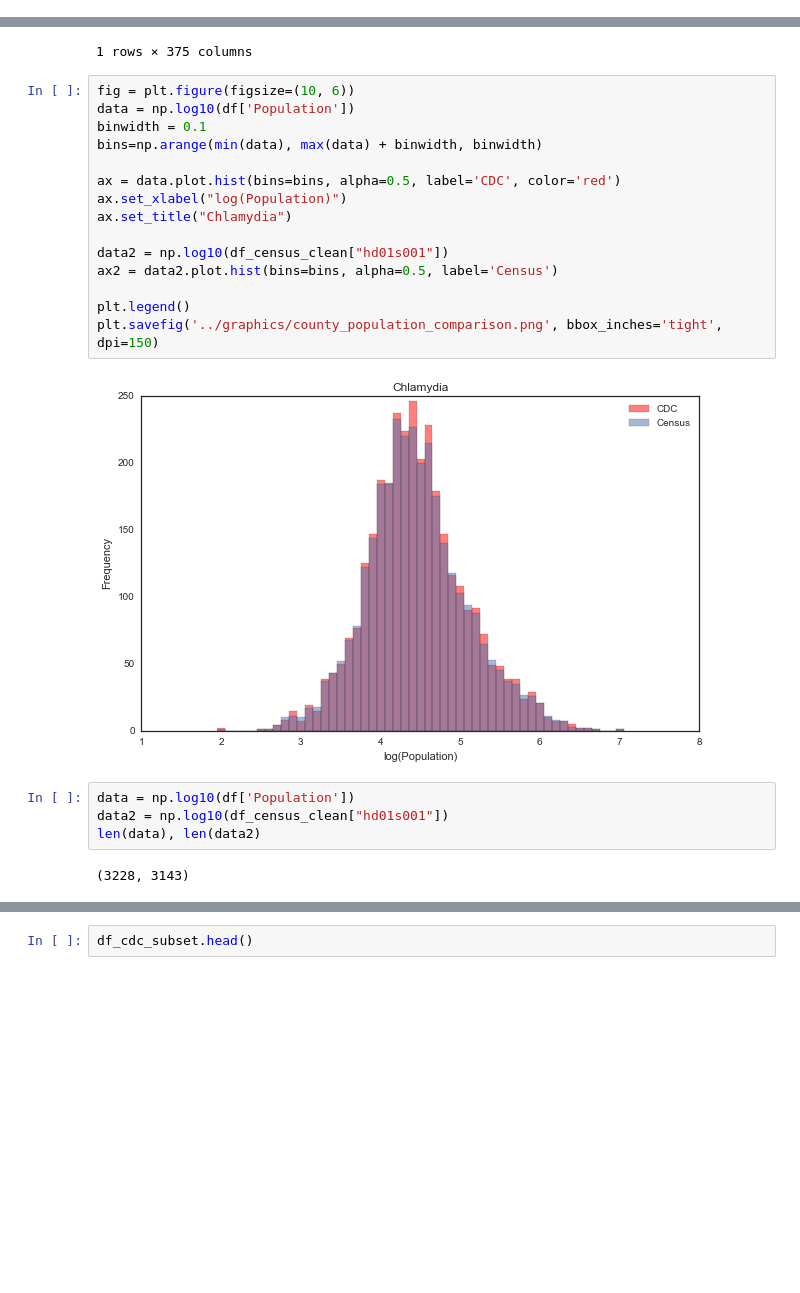
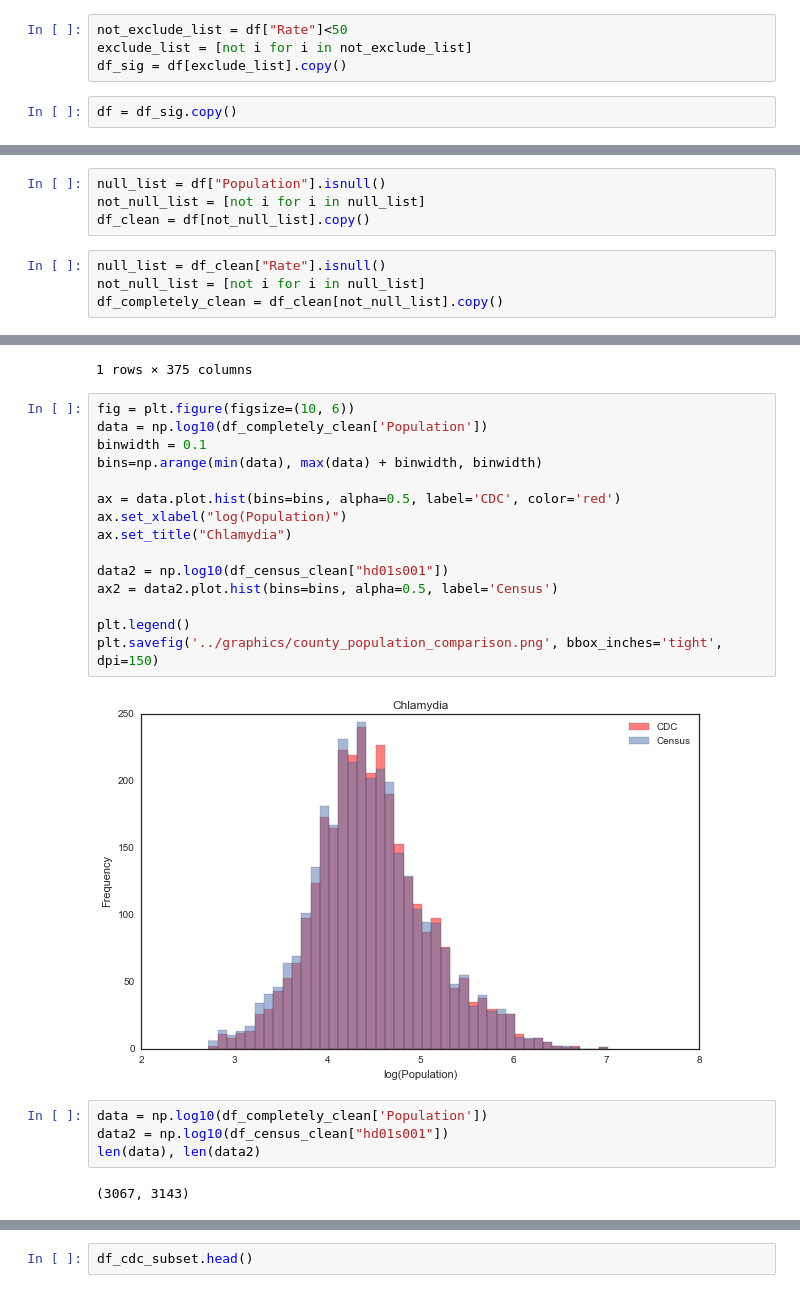
Before and after one commit to ahwkuepper/stdme, a Jupyter notebook: code/CDC_data_exploration_and_cleaning_Chlamydia.ipynb, the cells around one changed output, grey strips where cells are left out. Cells and saved outputs as stored; diff of their text form; blank space fills up the shorter version.

```diff
--- a/code/CDC_data_exploration_and_cleaning_Chlamydia.ipynb
+++ b/code/CDC_data_exploration_and_cleaning_Chlamydia.ipynb
@@ -180,6 +192,12 @@ outliers
 | 3157 | Chlamydia | Barceloneta Municipio | PR | 72017 | 2014 | All races/ethnicities | Both sexes | All age groups | ... |
 | 3190 | Chlamydia | Lares Municipio | PR | 72081 | 2014 | All races/ethnicities | Both sexes | All age groups | ... |
 76 rows × 12 columns
+# %%
+not_exclude_list = df["Rate"]<50
+exclude_list = [not i for i in not_exclude_list]
+df_sig = df[exclude_list].copy()
+# %%
+df = df_sig.copy()
 # %% [markdown]
 People in D.C. don't have Chlamydia. Or so it seems.
 
@@ -235,0 +278,8 @@ Name: Area, dtype: int64
+# %%
+null_list = df["Population"].isnull()
+not_null_list = [not i for i in null_list]
+df_clean = df[not_null_list].copy()
+# %%
+null_list = df_clean["Rate"].isnull()
+not_null_list = [not i for i in null_list]
+df_completely_clean = df_clean[not_null_list].copy()
@@ -450,25 +504,25 @@ df_census_labels
 1 rows × 375 columns
 # %%
 fig = plt.figure(figsize=(10, 6))
-data = np.log10(df['Population'])
+data = np.log10(df_completely_clean['Population'])
 binwidth = 0.1
 bins=np.arange(min(data), max(data) + binwidth, binwidth)
 
 ax = data.plot.hist(bins=bins, alpha=0.5, label='CDC', color='red')
 ax.set_xlabel("log(Population)")
 ax.set_title("Chlamydia")
 
 data2 = np.log10(df_census_clean["hd01s001"])
 ax2 = data2.plot.hist(bins=bins, alpha=0.5, label='Census')
 
 plt.legend()
 plt.savefig('../graphics/county_population_comparison.png', bbox_inches='tight', dpi=150)
 # %% [output]
-[figure, old version]
+[figure, new version]
 # %%
-data = np.log10(df['Population'])
+data = np.log10(df_completely_clean['Population'])
 data2 = np.log10(df_census_clean["hd01s001"])
 len(data), len(data2)
 # %% [output]
-(3228, 3143)
+(3067, 3143)
 # %%
```
Also changed, not shown: parts of 24 cells of this notebook.
